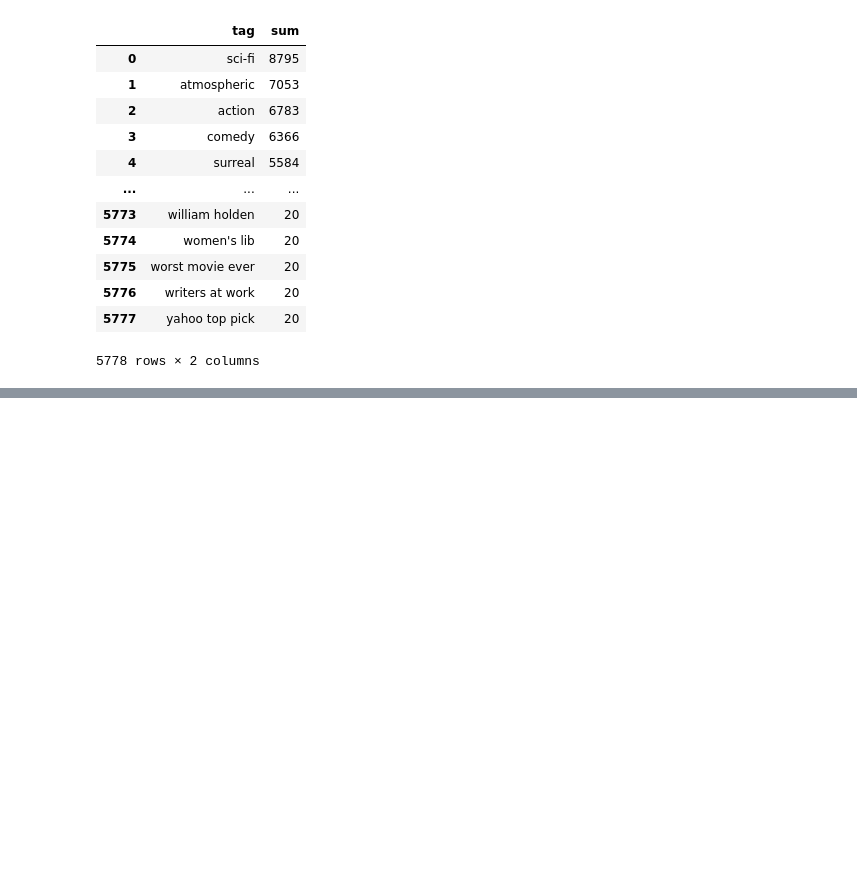
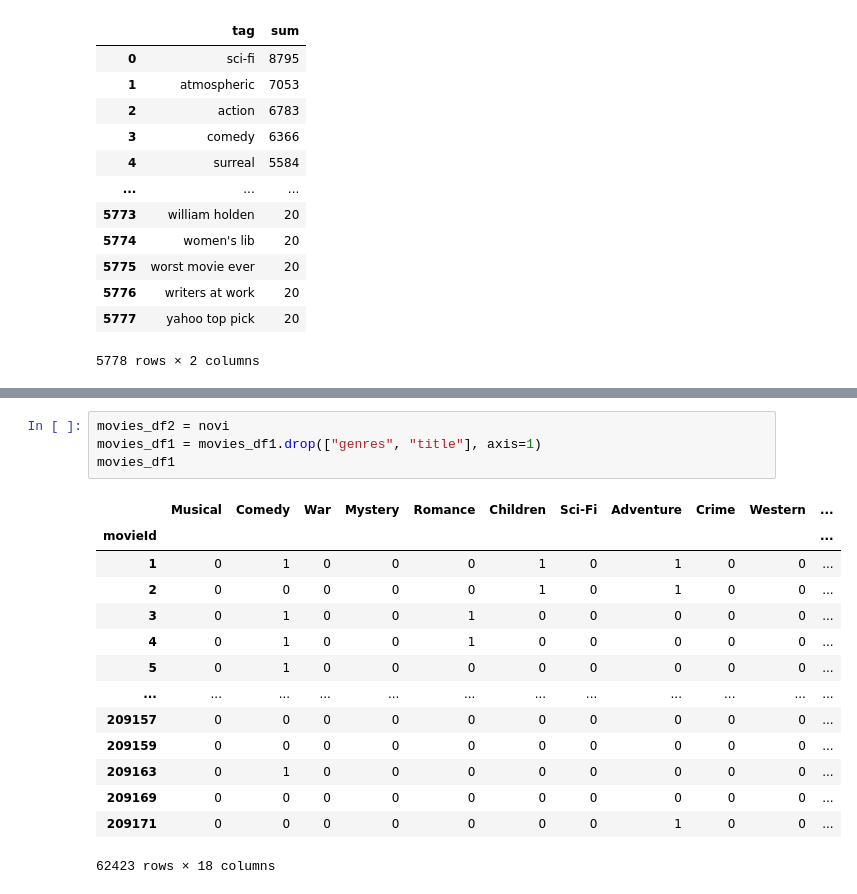
Before and after one commit to DejanGjer/Rating-Based-Recommender-System-using-GraphSage, a Jupyter notebook: dataset_preprocessing/Preprocessing.ipynb, the cells around one changed output, grey strips where cells are left out. Drawn from its saved outputs; the diff is of its cells as text; blank space fills up the shorter version.

```diff
--- a/dataset_preprocessing/Preprocessing.ipynb
+++ b/dataset_preprocessing/Preprocessing.ipynb
@@ -162,0 +271,19 @@ movies_df
+# %%
+movies_df2 = novi
+movies_df1 = movies_df1.drop(["genres", "title"], axis=1)
+movies_df1
+# %% [output]
+|  | Musical | Comedy | War | Mystery | Romance | Children | Sci-Fi | Adventure | Crime | Western | ... |
+| movieId |  |  |  |  |  |  |  |  |  |  | ... |
+| 1 | 0 | 1 | 0 | 0 | 0 | 1 | 0 | 1 | 0 | 0 | ... |
+| 2 | 0 | 0 | 0 | 0 | 0 | 1 | 0 | 1 | 0 | 0 | ... |
+| 3 | 0 | 1 | 0 | 0 | 1 | 0 | 0 | 0 | 0 | 0 | ... |
+| 4 | 0 | 1 | 0 | 0 | 1 | 0 | 0 | 0 | 0 | 0 | ... |
+| 5 | 0 | 1 | 0 | 0 | 0 | 0 | 0 | 0 | 0 | 0 | ... |
+| ... | ... | ... | ... | ... | ... | ... | ... | ... | ... | ... | ... |
+| 209157 | 0 | 0 | 0 | 0 | 0 | 0 | 0 | 0 | 0 | 0 | ... |
+| 209159 | 0 | 0 | 0 | 0 | 0 | 0 | 0 | 0 | 0 | 0 | ... |
+| 209163 | 0 | 1 | 0 | 0 | 0 | 0 | 0 | 0 | 0 | 0 | ... |
+| 209169 | 0 | 0 | 0 | 0 | 0 | 0 | 0 | 0 | 0 | 0 | ... |
+| 209171 | 0 | 0 | 0 | 0 | 0 | 0 | 0 | 1 | 0 | 0 | ... |
+62423 rows × 18 columns
```
Also changed, not shown: parts of 17 cells of this notebook.
